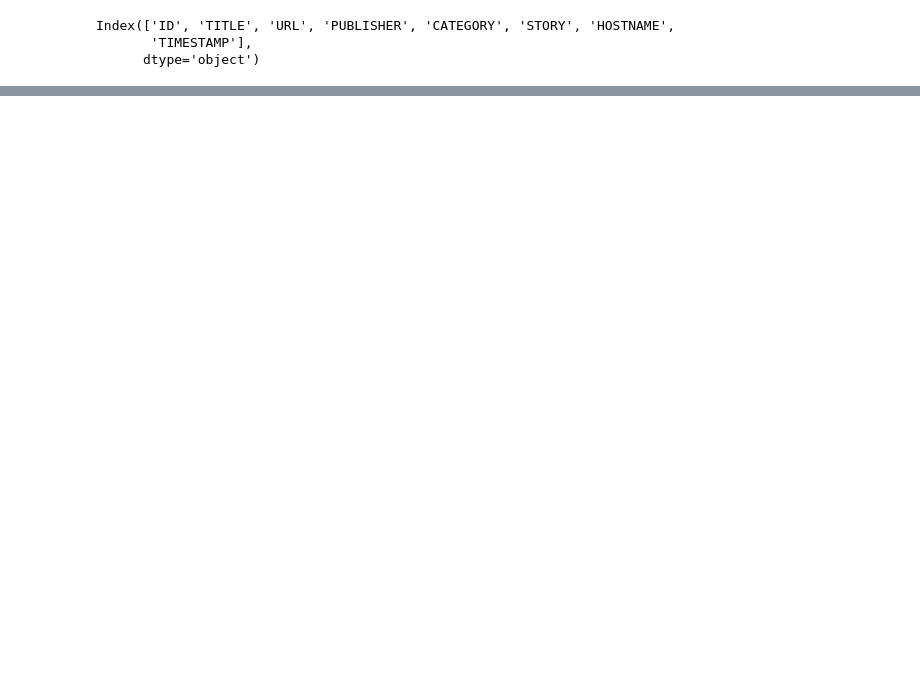
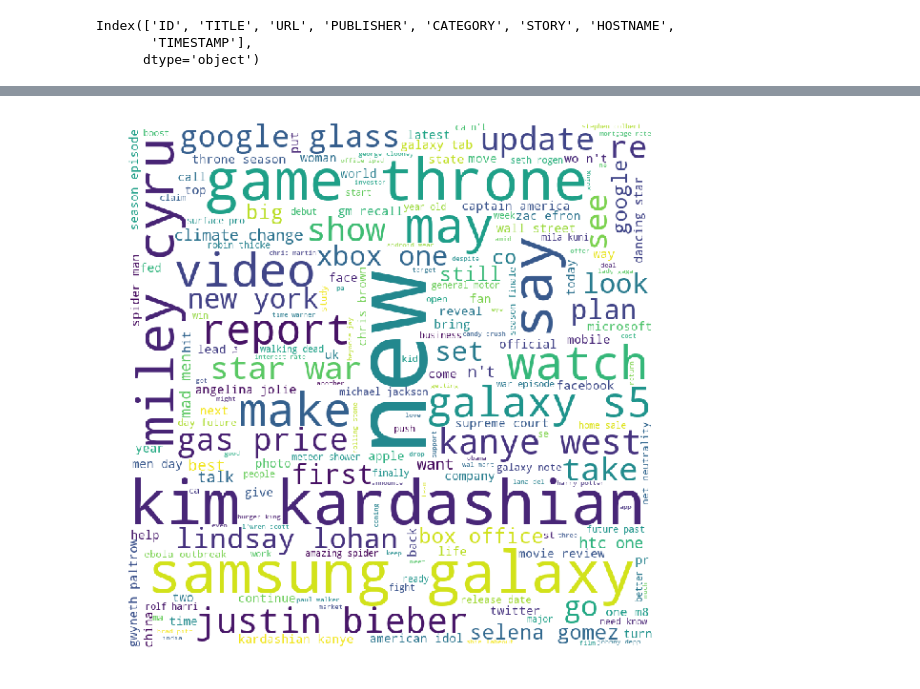
Before and after one commit to vinothhunt/RecommendationSystem, a Jupyter notebook: Hindu.ipynb, the cells around one changed output, grey strips where cells are left out. Cells and saved outputs as stored; diff of their text form; code cells hidden in the pictures; blank space fills up the shorter version.

```diff
--- a/Hindu.ipynb
+++ b/Hindu.ipynb
@@ -28,0 +84,17 @@ df['TIMESTAMP'] = pd.to_datetime(df['TIMESTAMP'], unit='ms')
+# %%
+def tokenize( s, lemmatize=True, decode=False):
+    try:
+        if decode:
+            s = s.decode("utf-8")
+        tokens = word_tokenize(s.lower())
+    except LookupError:
+        nltk.download('punkt')
+        tokenize(s)
+    ignored = stopwords.words("english") + [punct for punct in string.punctuation]
+    clean_tokens = [token for token in tokens if token not in ignored]
+    if lemmatize:
+        lemmatizer = WordNetLemmatizer()
+        return [lemmatizer.lemmatize(token) for token in clean_tokens]
+    return clean_tokens
+# %%
+df['Test']=df['TITLE'].apply(lambda X:tokenize(X))
@@ -28,0 +109,17 @@ df['TIMESTAMP'] = pd.to_datetime(df['TIMESTAMP'], unit='ms')
+# %%
+#Applying word cloud for full data set
+import matplotlib.pyplot as plt
+wordcloud = WordCloud(width = 800, height = 800,
+                background_color ='white',
+                stopwords = set(STOPWORDS),
+                min_font_size = 10).generate(df.Test.to_string())
+
+# plot the WordCloud image
+plt.figure(figsize = (8, 8), facecolor = None)
+plt.imshow(wordcloud)
+plt.axis("off")
+plt.tight_layout(pad = 0)
+
+plt.show()
+# %% [output]
+[figure, added]
```
Also changed, not shown: parts of 45 cells of this notebook.
